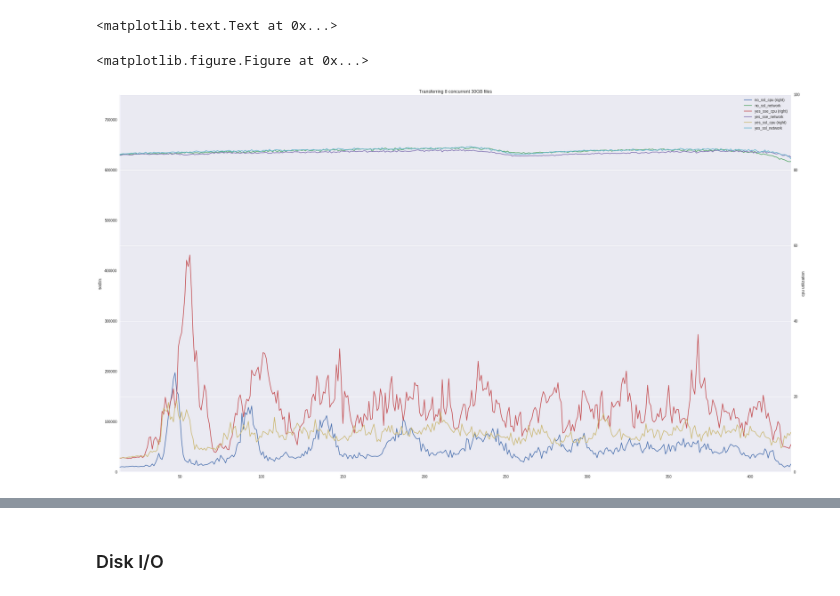
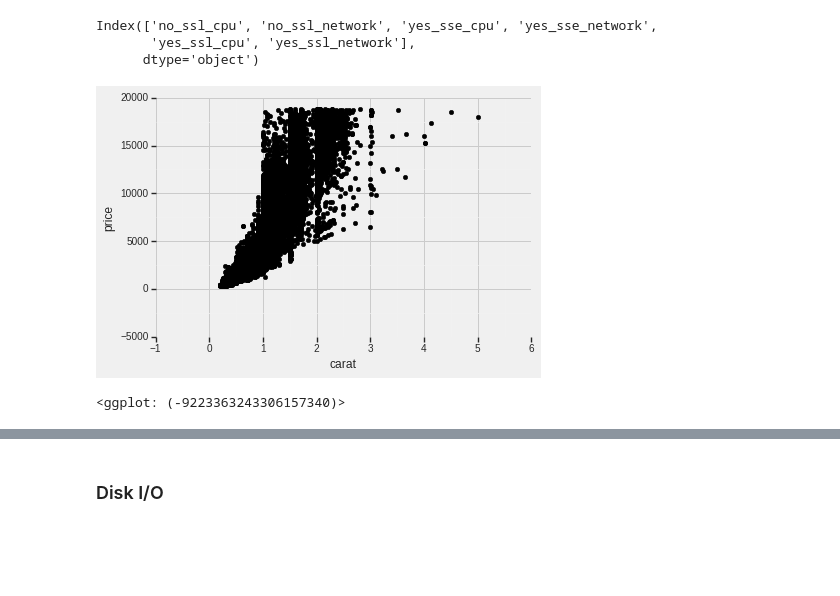
Before and after one commit to philipsoutham/aws-encryption-performance, a Jupyter notebook: To crypto, or not to crypto....ipynb, the cells around one changed output, grey strips where cells are left out. Drawn from its saved outputs; the diff is of its cells as text; code cells hidden in the pictures; blank space fills up the shorter version.

```diff
--- a/To crypto, or not to crypto....ipynb
+++ b/To crypto, or not to crypto....ipynb
@@ -194,0 +98,7 @@ for df in async_cpu + async_network:
+# %%
+summary.index
+summary.columns
+# %% [output]
+Index(['no_ssl_cpu', 'no_ssl_network', 'yes_sse_cpu', 'yes_sse_network',
+       'yes_ssl_cpu', 'yes_ssl_network'],
+      dtype='object')
@@ -194,0 +115,5 @@ for df in async_cpu + async_network:
+# %%
+ggplot(aes('carat', 'price'), data=diamonds) + geom_point() + theme_538()
+# %% [output]
+[figure, added]
+<ggplot: (-9223363243306157340)>
@@ -195,7 +126,5 @@ for df in async_cpu + async_network:
 # %%
 plt.figure()
-
-summary = pd.DataFrame({df.df_name: df.sample_mean for df in async_cpu + async_network}).loc[13:425,]
 summary_plt = summary.plot(
     secondary_y=[df.df_name for df in async_cpu],
     mark_right=True,
@@ -206,9 +135,7 @@ summary_plt.set_ybound(0,750000)
 summary_plt.right_ax.set_ylabel("cpu utilization")
 summary_plt.right_ax.set_ybound(0,100)
 summary_plt.set_title("Transferring 8 concurrent 30GB files")
+
+#trend line for cpu
-# %% [output]
-<matplotlib.text.Text at 0x...>
-<matplotlib.figure.Figure at 0x...>
-[figure, removed]
 # %%
 summary.mean()
```
Also changed, not shown: parts of 33 cells of this notebook, 3 other files.
